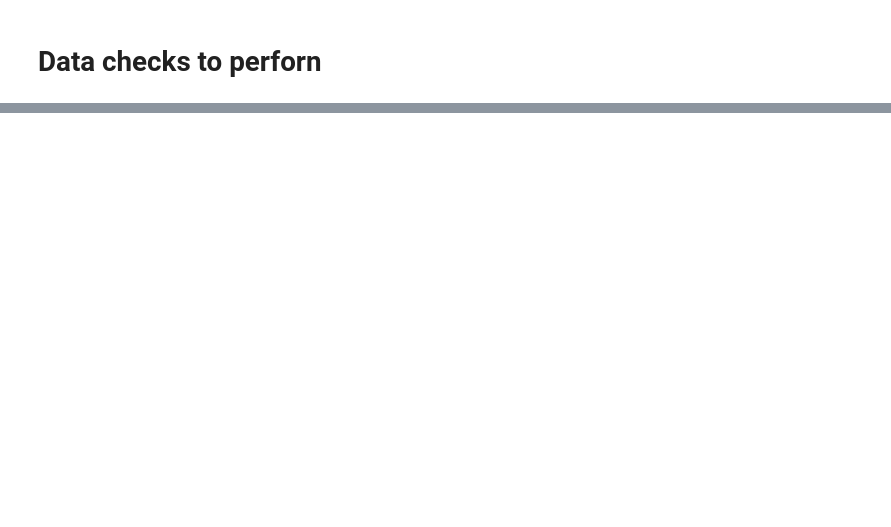
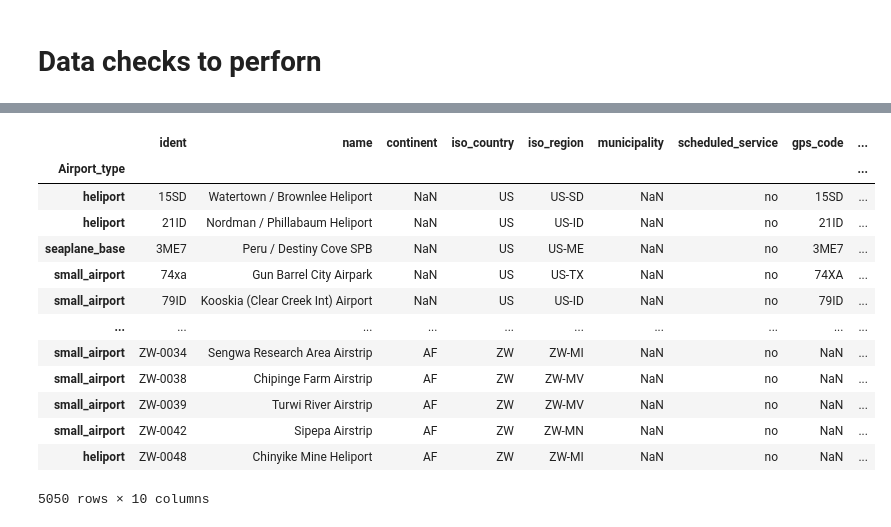
Before and after one commit to shivakumarsanugula/Kaggle, a Jupyter notebook: eda-feature-engineering-of-global-aviation-hub.ipynb, the cells around one changed output, grey strips where cells are left out. Cells and saved outputs as stored; diff of their text form; code cells hidden in the pictures; blank space fills up the shorter version.

```diff
--- a/eda-feature-engineering-of-global-aviation-hub.ipynb
+++ b/eda-feature-engineering-of-global-aviation-hub.ipynb
@@ -62,0 +265,17 @@ df[numerical_features].isnull().mean()
+# %%
+data[data['municipality'].isnull()]
+# %% [output]
+|  | ident | name | continent | iso_country | iso_region | municipality | scheduled_service | gps_code | ... |
+| Airport_type |  |  |  |  |  |  |  |  | ... |
+| heliport | 15SD | Watertown / Brownlee Heliport | NaN | US | US-SD | NaN | no | 15SD | ... |
+| heliport | 21ID | Nordman / Phillabaum Heliport | NaN | US | US-ID | NaN | no | 21ID | ... |
+| seaplane_base | 3ME7 | Peru / Destiny Cove SPB | NaN | US | US-ME | NaN | no | 3ME7 | ... |
+| small_airport | 74xa | Gun Barrel City Airpark | NaN | US | US-TX | NaN | no | 74XA | ... |
+| small_airport | 79ID | Kooskia (Clear Creek Int) Airport | NaN | US | US-ID | NaN | no | 79ID | ... |
+| ... | ... | ... | ... | ... | ... | ... | ... | ... | ... |
+| small_airport | ZW-0034 | Sengwa Research Area Airstrip | AF | ZW | ZW-MI | NaN | no | NaN | ... |
+| small_airport | ZW-0038 | Chipinge Farm Airstrip | AF | ZW | ZW-MV | NaN | no | NaN | ... |
+| small_airport | ZW-0039 | Turwi River Airstrip | AF | ZW | ZW-MV | NaN | no | NaN | ... |
+| small_airport | ZW-0042 | Sipepa Airstrip | AF | ZW | ZW-MN | NaN | no | NaN | ... |
+| heliport | ZW-0048 | Chinyike Mine Heliport | AF | ZW | ZW-MI | NaN | no | NaN | ... |
+5050 rows × 10 columns
```
Also changed, not shown: parts of 61 cells of this notebook.
